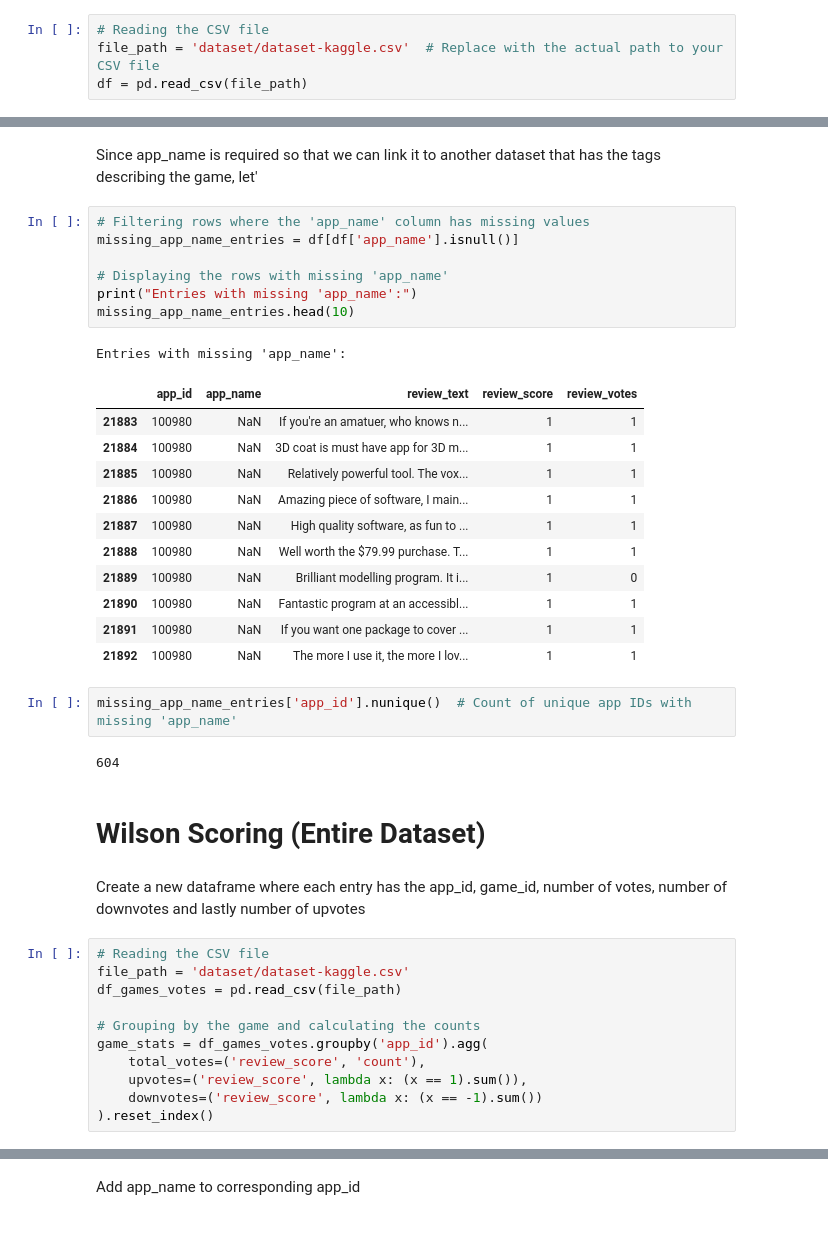
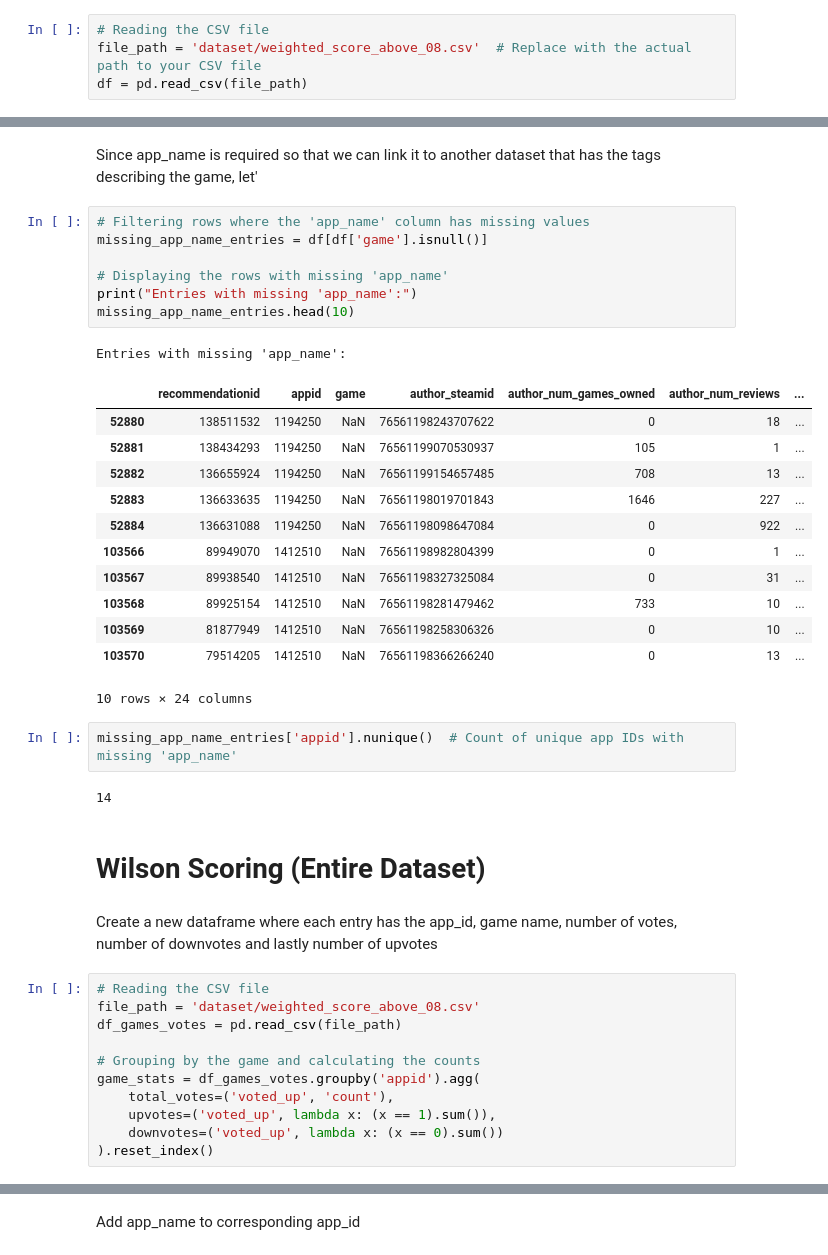
Before and after one commit to BluffSet7340/recomm_sys_project, a Jupyter notebook: Trending Now - Wilson Scoring.ipynb, the cells around one changed output, grey strips where cells are left out. Saved outputs shown, nothing was run; the diff lists cells and outputs as text.

```diff
--- a/Trending Now - Wilson Scoring.ipynb
+++ b/Trending Now - Wilson Scoring.ipynb
@@ -8,6 +8,6 @@ The dataset contains over 6.4 million publicly available reviews in English from
 # %%
 # Reading the CSV file
-file_path = 'dataset/dataset-kaggle.csv'  # Replace with the actual path to your CSV file
+file_path = 'dataset/weighted_score_above_08.csv'  # Replace with the actual path to your CSV file
 df = pd.read_csv(file_path)
 # %%
 # Displaying the DataFrame
@@ -48,42 +74,43 @@ dtype: int64
 Since app_name is required so that we can link it to another dataset that has the tags describing the game, let'
 # %%
 # Filtering rows where the 'app_name' column has missing values
-missing_app_name_entries = df[df['app_name'].isnull()]
+missing_app_name_entries = df[df['game'].isnull()]
 
 # Displaying the rows with missing 'app_name'
 print("Entries with missing 'app_name':")
 missing_app_name_entries.head(10)
 # %% [output]
 Entries with missing 'app_name':
-|  | app_id | app_name | review_text | review_score | review_votes |
-| 21883 | 100980 | NaN | If you're an amatuer, who knows n... | 1 | 1 |
-| 21884 | 100980 | NaN | 3D coat is must have app for 3D m... | 1 | 1 |
-| 21885 | 100980 | NaN | Relatively powerful tool. The vox... | 1 | 1 |
-| 21886 | 100980 | NaN | Amazing piece of software, I main... | 1 | 1 |
-| 21887 | 100980 | NaN | High quality software, as fun to ... | 1 | 1 |
-| 21888 | 100980 | NaN | Well worth the $79.99 purchase. T... | 1 | 1 |
-| 21889 | 100980 | NaN | Brilliant modelling program. It i... | 1 | 0 |
-| 21890 | 100980 | NaN | Fantastic program at an accessibl... | 1 | 1 |
-| 21891 | 100980 | NaN | If you want one package to cover ... | 1 | 1 |
-| 21892 | 100980 | NaN | The more I use it, the more I lov... | 1 | 1 |
+|  | recommendationid | appid | game | author_steamid | author_num_games_owned | author_num_reviews | ... |
+| 52880 | 138511532 | 1194250 | NaN | 76561198243707622 | 0 | 18 | ... |
+| 52881 | 138434293 | 1194250 | NaN | 76561199070530937 | 105 | 1 | ... |
+| 52882 | 136655924 | 1194250 | NaN | 76561199154657485 | 708 | 13 | ... |
+| 52883 | 136633635 | 1194250 | NaN | 76561198019701843 | 1646 | 227 | ... |
+| 52884 | 136631088 | 1194250 | NaN | 76561198098647084 | 0 | 922 | ... |
+| 103566 | 89949070 | 1412510 | NaN | 76561198982804399 | 0 | 1 | ... |
+| 103567 | 89938540 | 1412510 | NaN | 76561198327325084 | 0 | 31 | ... |
+| 103568 | 89925154 | 1412510 | NaN | 76561198281479462 | 733 | 10 | ... |
+| 103569 | 81877949 | 1412510 | NaN | 76561198258306326 | 0 | 10 | ... |
+| 103570 | 79514205 | 1412510 | NaN | 76561198366266240 | 0 | 13 | ... |
+10 rows × 24 columns
 # %%
-missing_app_name_entries['app_id'].nunique()  # Count of unique app IDs with missing 'app_name'
+missing_app_name_entries['appid'].nunique()  # Count of unique app IDs with missing 'app_name'
 # %% [output]
-604
+14
 # %% [markdown]
 # Wilson Scoring (Entire Dataset)
 # %% [markdown]
-Create a new dataframe where each entry has the app_id, game_id, number of votes, number of downvotes and lastly number of upvotes
+Create a new dataframe where each entry has the app_id, game name, number of votes, number of downvotes and lastly number of upvotes
 # %%
 # Reading the CSV file
-file_path = 'dataset/dataset-kaggle.csv'
+file_path = 'dataset/weighted_score_above_08.csv'
 df_games_votes = pd.read_csv(file_path)
 
 # Grouping by the game and calculating the counts
-game_stats = df_games_votes.groupby('app_id').agg(
-    total_votes=('review_score', 'count'),
-    upvotes=('review_score', lambda x: (x == 1).sum()),
-    downvotes=('review_score', lambda x: (x == -1).sum())
+game_stats = df_games_votes.groupby('appid').agg(
+    total_votes=('voted_up', 'count'),
+    upvotes=('voted_up', lambda x: (x == 1).sum()),
+    downvotes=('voted_up', lambda x: (x == 0).sum())
 ).reset_index()
 # %%
 # Displaying the resulting DataFrame
```
Also changed, not shown: parts of 20 cells of this notebook, 7 other files.
